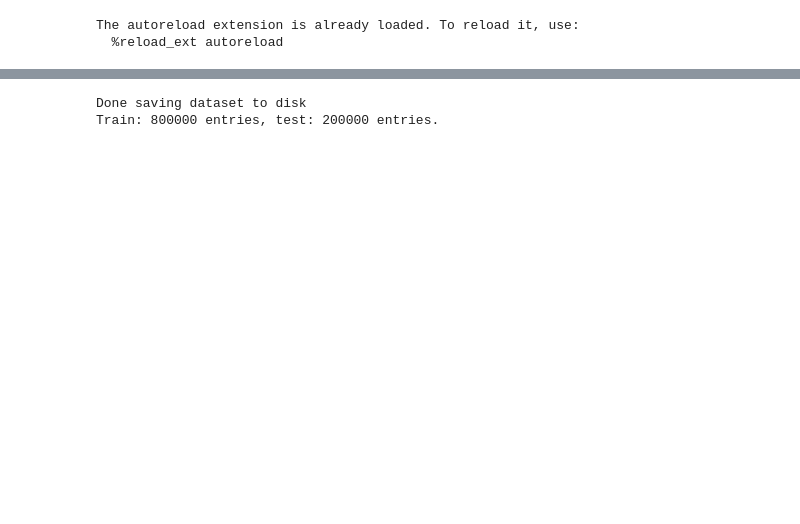
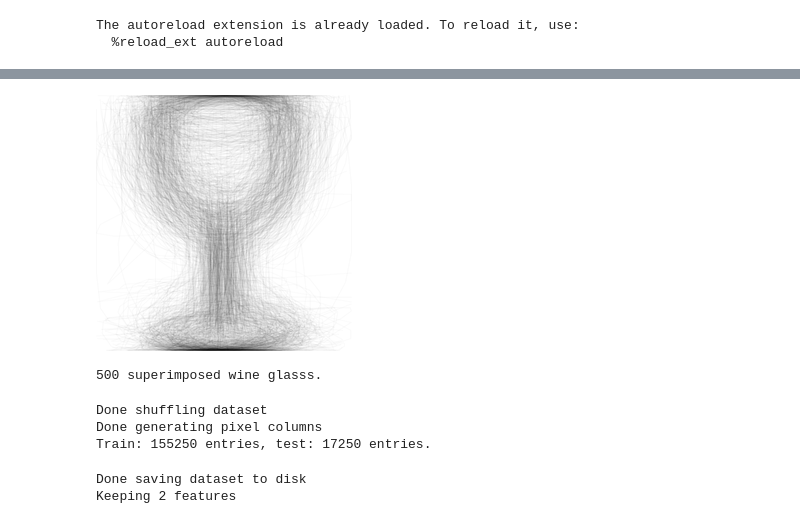
Before and after one commit to SzaboKrisztian/aai-final-project, a Jupyter notebook: final-project.ipynb, the cells around one changed output, grey strips where cells are left out. Drawn from its saved outputs; the diff is of its cells as text; code cells hidden in the pictures; blank space fills up the shorter version.

```diff
--- a/final-project.ipynb
+++ b/final-project.ipynb
@@ -11,11 +12,14 @@ from IPython.display import display, Image as IPImage
 The autoreload extension is already loaded. To reload it, use:
   %reload_ext autoreload
 # %%
+num_cats = 50
+entries_per_cat = 5000
+
 files = get_dataset_files()
-files = random.choices(files, k=100)
-# files = ['../dataset/bat.ndjson', '../dataset/snowman.ndjson', '../dataset/spider.ndjson', '../dataset/tshirt.ndjson', '../dataset/binoculars.ndjson', '../dataset/eyeglasses.ndjson', '../dataset/cow.ndjson', '../dataset/dog.ndjson', '../dataset/guitar.ndjson', '../dataset/house.ndjson']
-data = [extract_random_entries(file, 10000, recognized=True) for file in files]
+# files = random.choices(files, k=num_cats)
+# files = ['./dataset/bat.ndjson', './dataset/snowman.ndjson', './dataset/spider.ndjson', './dataset/strawberry.ndjson', './dataset/guitar.ndjson']
+data = [extract_first_entries(file, entries_per_cat, recognized=True) for file in files]
 flat_data = [item for sublist in data for item in sublist]
-df = pd.DataFrame.from_dict(flat_data, orient='columns')
-print(f'Loaded {len(df)} entries from {files}')
+df_loaded = pd.DataFrame.from_dict(flat_data, orient='columns')
+print(f'Loaded {len(df_loaded)} entries from {files}')
 # %% [output]
@@ -27,50 +34,71 @@ print(img['word'])
 # %%
-count = 1000
-word = random.choice(df['word'].values)
-imgs = df[df['word'] == word].sample(count)
+count = 1000 if entries_per_cat > 1000 else entries_per_cat
+word = random.choice(df_loaded['word'].values)
+imgs = df_loaded[df_loaded['word'] == word].sample(count)
 display(IPImage(render_multiple(imgs['drawing'])))
 print(f'{count} superimposed {word}s.')
+# %% [output]
+[figure, added]
+500 superimposed wine glasss.
 # %%
-df = df.sample(len(df))
+df = df_loaded.sample(len(df_loaded))
 print('Done shuffling dataset')
 df = generate_pixel_columns(df, resolution=28, invert_color=True)
 print('Done generating pixel columns')
 df = df.reset_index()
-stamp = str(int(time.time()))
-pd.DataFrame.to_feather(df, '../data' + stamp)
-print('Done saving dataset to disk')
-train_amt = int(len(df) * .80)
+
+
+train_amt = int(len(df) * .9)
 
 train = df[:train_amt]
 test = df[train_amt:]
-del df
+# del df
 
 train = train.reset_index()
 test = test.reset_index()
 
 print(f'Train: {len(train)} entries, test: {len(test)} entries.')
 # %% [output]
-Done saving dataset to disk
-Train: 800000 entries, test: 200000 entries.
+Done shuffling dataset
+Done generating pixel columns
+Train: 155250 entries, test: 17250 entries.
 # %%
 from sklearn.multiclass import OneVsRestClassifier
-from sklearn.svm import LinearSVC, NuSVC
+from sklearn.svm import LinearSVC, NuSVC, SVC
+from sklearn.linear_model import SGDClassifier
 from sklearn.decomposition import PCA
+
+pca_on = True
+save_to_disk = True
+
+if save_to_disk:
+    stamp = str(int(time.time()))
+    folder = f'./runs/{stamp}/'
+    if not os.path.exists(folder):
+        os.makedirs(folder)
+    pd.DataFrame.to_feather(df, folder + 'data')
+    print('Done saving dataset to disk')
 
 y = train['word']
 X = train.drop(columns=['countrycode', 'timestamp', 'recognized', 'key_id', 'drawing', 'word'])
 
-pca = PCA(.85)
-pca.fit(X)
+if pca_on:
+    pca = PCA(.95)
+    pca.fit(X)
 
-X = pca.transform(X)
-print(f'Keeping {pca.n_components_} features')
+    X = pca.transform(X)
+    print(f'Keeping {pca.n_components_} features')
+    if save_to_disk: joblib.dump(pca, folder + 'pca')
 
-#classifier = LinearSVC(random_state=0, max_iter=100000, dual=False)
-classifier = NuSVC(nu=.01)
+# classifier = LinearSVC(random_state=0, max_iter=100000, dual=False)
+# classifier = NuSVC(nu=.1, max_iter=10000)
+# classifier = SGDClassifier(loss='epsilon_insensitive', penalty='elasticnet', n_jobs=-1)
+classifier = SVC(kernel='rbf', decision_function_shape='ovr')
 model = OneVsRestClassifier(classifier, n_jobs=-1).fit(X, y)
-joblib.dump(model, '../model' + stamp)
-joblib.dump(pca, '../pca' + stamp)
+if save_to_disk: joblib.dump(model, folder + 'model')
+# %% [output]
+Done saving dataset to disk
+Keeping 2 features
 # %%
 sample = test.sample(1)
 sample_predict = sample.drop(columns=['countrycode', 'timestamp', 'recognized', 'key_id', 'drawing', 'word'])
```
Also changed, not shown: parts of 5 cells of this notebook, 2 other files.
